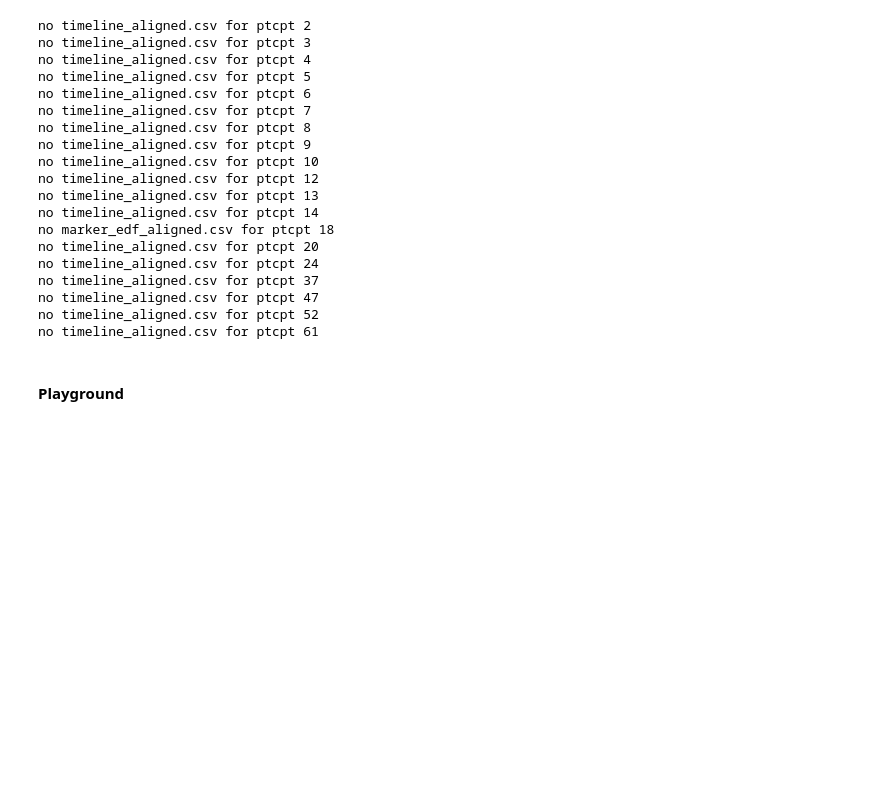
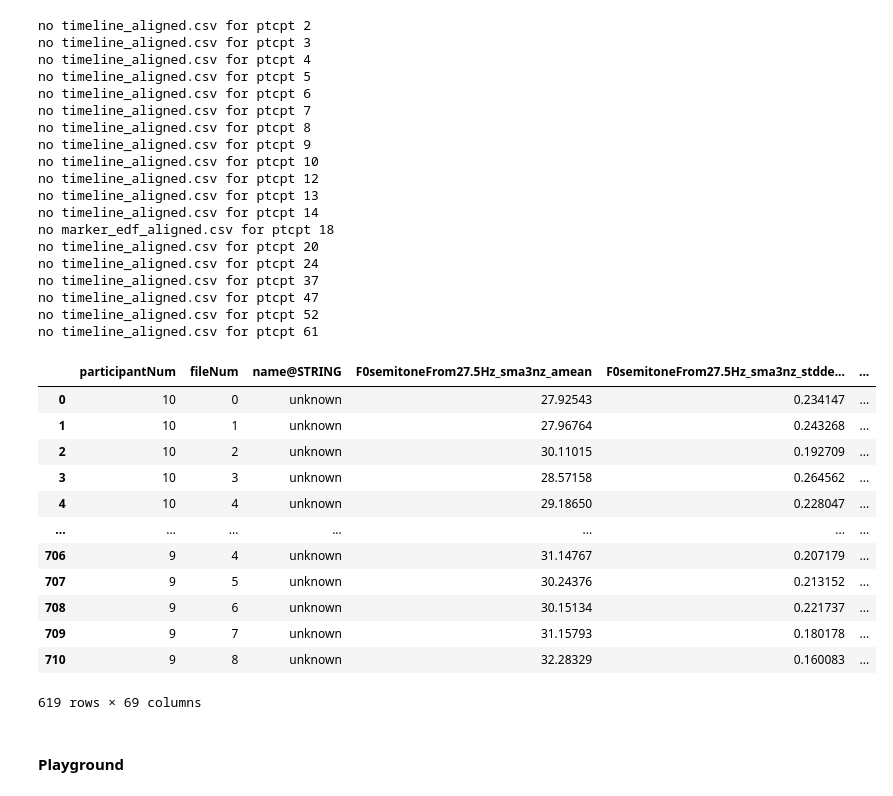
Before and after one commit to mitchelkappen/stress_study_lib_EEGStudy1, a Jupyter notebook: 1_audio_preprocess_MK.ipynb, the cells around one changed output. Cells and saved outputs as stored; diff of their text form; code cells hidden in the pictures; blank space fills up the shorter version.

```diff
--- a/1_audio_preprocess_MK.ipynb
+++ b/1_audio_preprocess_MK.ipynb
@@ -379,6 +454,22 @@ no timeline_aligned.csv for ptcpt 37
 no timeline_aligned.csv for ptcpt 47
 no timeline_aligned.csv for ptcpt 52
 no timeline_aligned.csv for ptcpt 61
+# %%
+data
+# %% [output]
+|  | participantNum | fileNum | name@STRING | F0semitoneFrom27.5Hz_sma3nz_amean | F0semitoneFrom27.5Hz_sma3nz_stdde... | ... |
+| 0 | 10 | 0 | unknown | 27.92543 | 0.234147 | ... |
+| 1 | 10 | 1 | unknown | 27.96764 | 0.243268 | ... |
+| 2 | 10 | 2 | unknown | 30.11015 | 0.192709 | ... |
+| 3 | 10 | 3 | unknown | 28.57158 | 0.264562 | ... |
+| 4 | 10 | 4 | unknown | 29.18650 | 0.228047 | ... |
+| ... | ... | ... | ... | ... | ... | ... |
+| 706 | 9 | 4 | unknown | 31.14767 | 0.207179 | ... |
+| 707 | 9 | 5 | unknown | 30.24376 | 0.213152 | ... |
+| 708 | 9 | 6 | unknown | 30.15134 | 0.221737 | ... |
+| 709 | 9 | 7 | unknown | 31.15793 | 0.180178 | ... |
+| 710 | 9 | 8 | unknown | 32.28329 | 0.160083 | ... |
+619 rows × 69 columns
 # %% [markdown]
 #### Playground
 # %%
```
Also changed, not shown: parts of 4 cells of this notebook, 8 other files.
